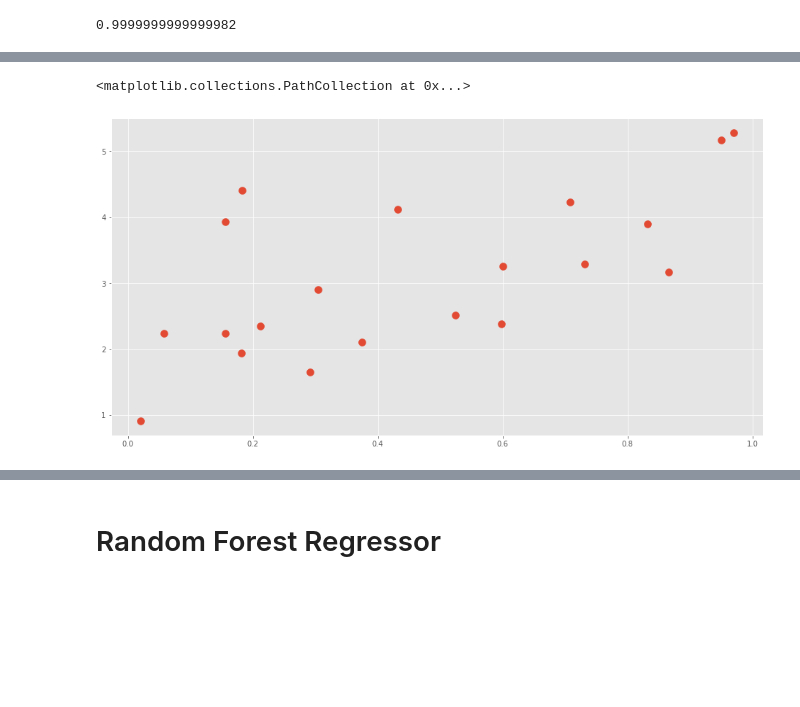
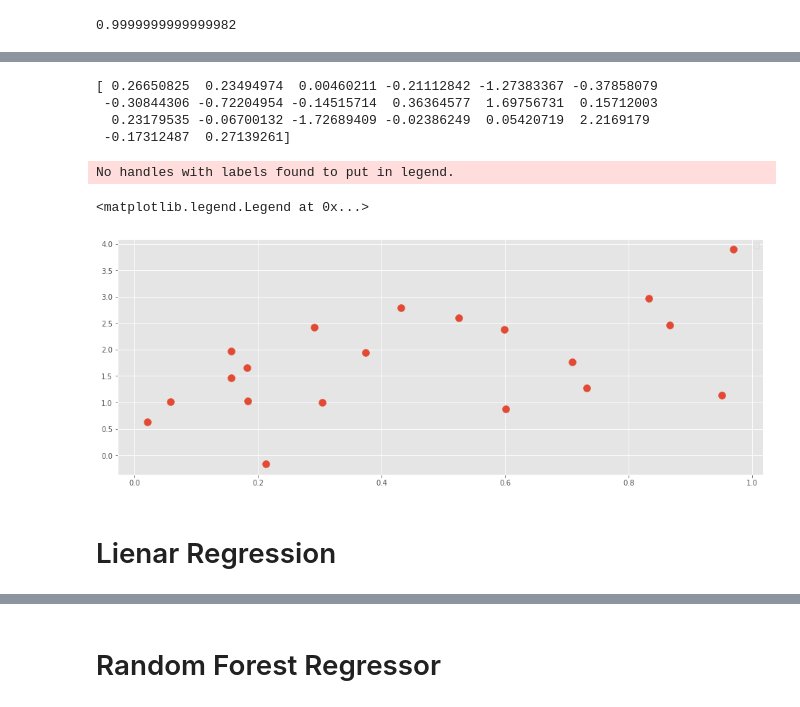
Before and after one commit to pepocasella/All_Data_Science, a Jupyter notebook: Scikit-Learn/Jupyter Notebook/Scikit-Learning.ipynb, the cells around one changed output, grey strips where cells are left out. Drawn from its saved outputs; the diff is of its cells as text; code cells hidden in the pictures; blank space fills up the shorter version.

```diff
--- a/Scikit-Learn/Jupyter Notebook/Scikit-Learning.ipynb
+++ b/Scikit-Learn/Jupyter Notebook/Scikit-Learning.ipynb
@@ -7,7 +7,7 @@ import matplotlib.pyplot as plt
 # %%
 plt.style.use('ggplot')
 
-plt.rcParams['figure.figsize'] = (16,8)
+plt.rcParams['figure.figsize'] = (16,6)
 plt.rcParams['axes.titlesize'] = 12
 plt.rcParams['axes.labelsize'] = 10
 plt.rcParams['lines.linewidth'] = 3
@@ -69,15 +83,35 @@ adicionando ruido aos dados
+# %%
+import numpy as np
+noise = np.random.normal(mu, sigma, [20,1]).ravel()
+print(noise)
+# %% [output]
+[ 0.26650825  0.23494974  0.00460211 -0.21112842 -1.27383367 -0.37858079
+ -0.30844306 -0.72204954 -0.14515714  0.36364577  1.69756731  0.15712003
+  0.23179535 -0.06700132 -1.72689409 -0.02386249  0.05420719  2.2169179
+ -0.17312487  0.27139261]
 # %%
 np.random.seed(42)
 
 X = np.random.random(size=(20,1))
-y = 3 * X.ravel() + 2 + np.random.randn(20)
+
+# Noise function creation
+noise = np.random.randn(20)
+# Draw random samples from a normal (Gaussian) distribution.
+mu, sigma = 0, 0.9 # mean and std
+noise = np.random.normal(mu, sigma, [20,1]).ravel() # creating a noise with the same dimension as the dataset (2,2)
+
+y = 2 * X.ravel() + 1 + noise # 𝑓(𝑥)=3⋅𝑋+2+𝑛𝑜𝑖𝑠𝑒
 
 df = pd.DataFrame({
     'x':X.ravel(),
     'y':y
 })
 
 plt.scatter(X,y)
+plt.legend()
 # %% [output]
-<matplotlib.collections.PathCollection at 0x...>
+No handles with labels found to put in legend.
+<matplotlib.legend.Legend at 0x...>
-[figure, old version]
+[figure, new version]
+# %% [markdown]
+# Lienar Regression
```
Also changed, not shown: parts of 18 cells of this notebook.
